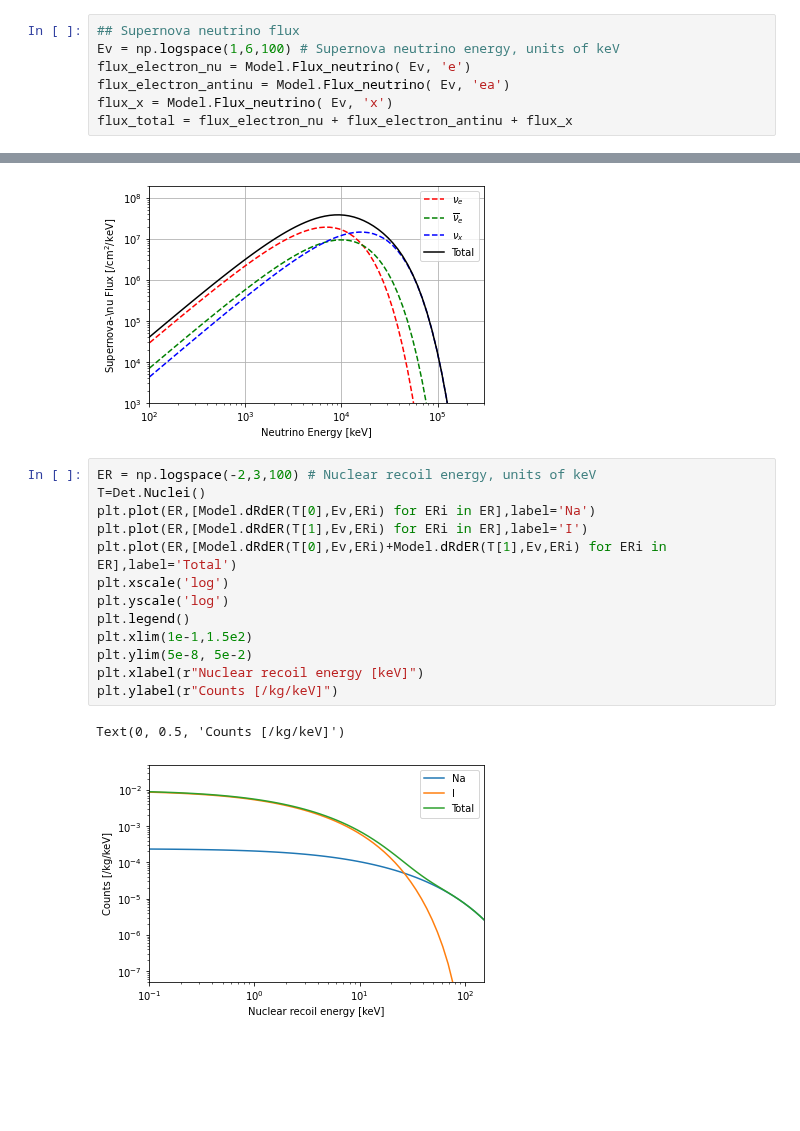
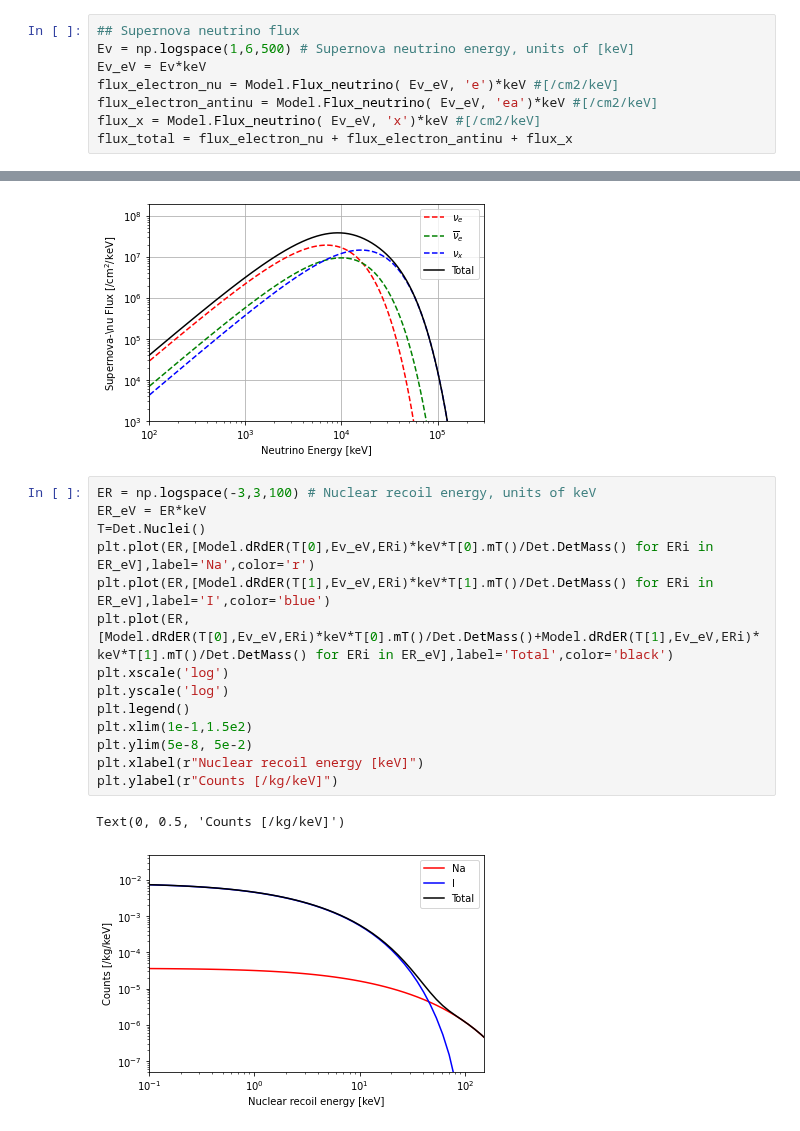
Before and after one commit to mjzurowski/sgm, a Jupyter notebook: Neutrino-test.ipynb, the cells around one changed output, grey strips where cells are left out. Cells and saved outputs as stored; diff of their text form; blank space fills up the shorter version.

```diff
--- a/Neutrino-test.ipynb
+++ b/Neutrino-test.ipynb
@@ -15,10 +15,11 @@ Det = DAMA()
 Model = SNv()
 # %%
 ## Supernova neutrino flux
-Ev = np.logspace(1,6,100) # Supernova neutrino energy, units of keV
-flux_electron_nu = Model.Flux_neutrino( Ev, 'e')
-flux_electron_antinu = Model.Flux_neutrino( Ev, 'ea')
-flux_x = Model.Flux_neutrino( Ev, 'x')
+Ev = np.logspace(1,6,500) # Supernova neutrino energy, units of [keV]
+Ev_eV = Ev*keV
+flux_electron_nu = Model.Flux_neutrino( Ev_eV, 'e')*keV #[/cm2/keV]
+flux_electron_antinu = Model.Flux_neutrino( Ev_eV, 'ea')*keV #[/cm2/keV]
+flux_x = Model.Flux_neutrino( Ev_eV, 'x')*keV #[/cm2/keV]
 flux_total = flux_electron_nu + flux_electron_antinu + flux_x
 # %%
 ## Supernova neutrino flux
@@ -40,18 +41,19 @@ plt.show()
 # %% [output]
 [figure]
 # %%
-ER = np.logspace(-2,3,100) # Nuclear recoil energy, units of keV
+ER = np.logspace(-3,3,100) # Nuclear recoil energy, units of keV
+ER_eV = ER*keV
 T=Det.Nuclei()
-plt.plot(ER,[Model.dRdER(T[0],Ev,ERi) for ERi in ER],label='Na')
-plt.plot(ER,[Model.dRdER(T[1],Ev,ERi) for ERi in ER],label='I')
-plt.plot(ER,[Model.dRdER(T[0],Ev,ERi)+Model.dRdER(T[1],Ev,ERi) for ERi in ER],label='Total')
+plt.plot(ER,[Model.dRdER(T[0],Ev_eV,ERi)*keV*T[0].mT()/Det.DetMass() for ERi in ER_eV],label='Na',color='r')
+plt.plot(ER,[Model.dRdER(T[1],Ev_eV,ERi)*keV*T[1].mT()/Det.DetMass() for ERi in ER_eV],label='I',color='blue')
+plt.plot(ER,[Model.dRdER(T[0],Ev_eV,ERi)*keV*T[0].mT()/Det.DetMass()+Model.dRdER(T[1],Ev_eV,ERi)*keV*T[1].mT()/Det.DetMass() for ERi in ER_eV],label='Total',color='black')
 plt.xscale('log')
 plt.yscale('log')
 plt.legend()
 plt.xlim(1e-1,1.5e2)
 plt.ylim(5e-8, 5e-2)
 plt.xlabel(r"Nuclear recoil energy [keV]")
 plt.ylabel(r"Counts [/kg/keV]")
 # %% [output]
 Text(0, 0.5, 'Counts [/kg/keV]')
-[figure, old version]
+[figure, new version]
```
Also changed, not shown: parts of 8 cells of this notebook, 7 other files.
